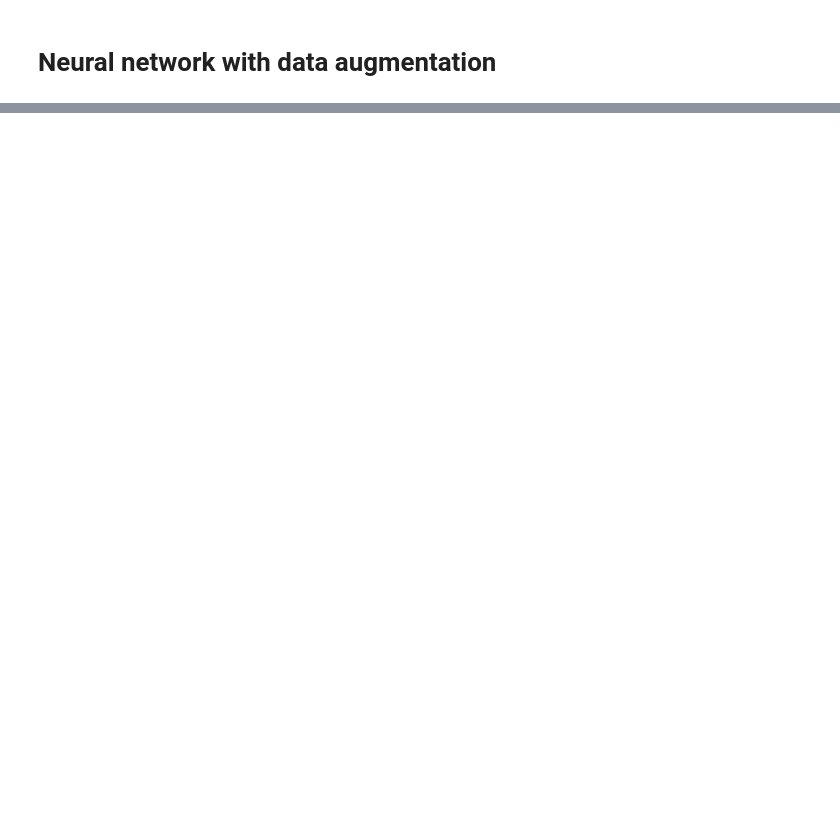
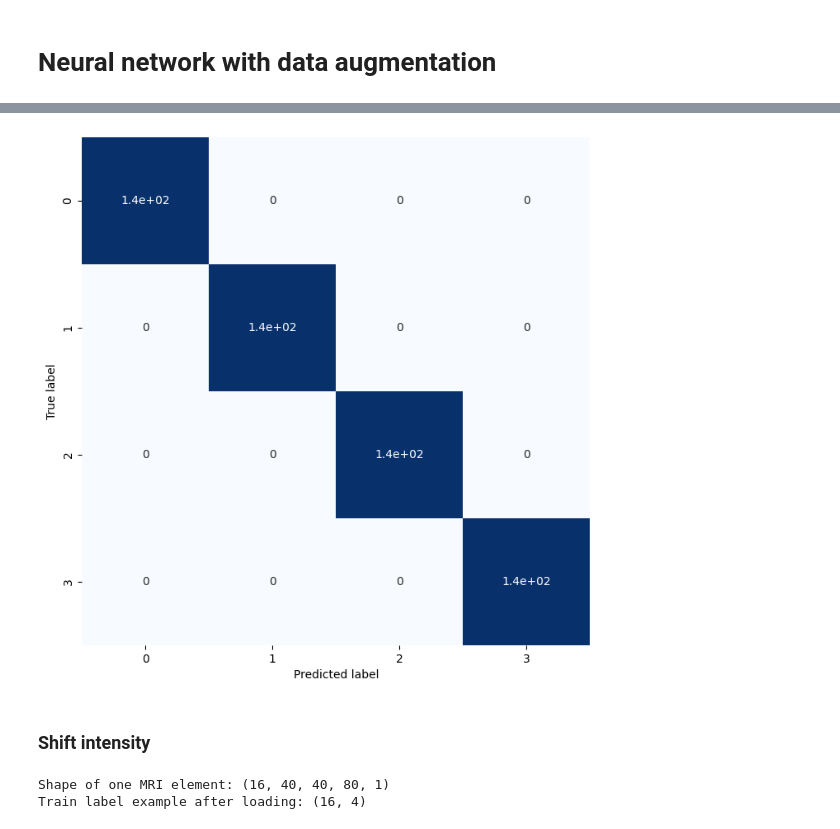
Before and after one commit to Tpris/Computer_vision_Alzheimer_detection, a Jupyter notebook: train_bi_classifier3D-data-aug.ipynb, the cells around one changed output, grey strips where cells are left out. Cells and saved outputs as stored; diff of their text form; code cells hidden in the pictures; blank space fills up the shorter version.

```diff
--- a/train_bi_classifier3D-data-aug.ipynb
+++ b/train_bi_classifier3D-data-aug.ipynb
@@ -515,0 +519,2 @@ plt.show()
+# %%
+train_sequence_aug = NiiSequence(train_set, batch_size, nb_classes=nb_classes, mode="HC",shuffle=False, data_aug=['gaussian_noise'])
@@ -515,0 +527,2 @@ plt.show()
+# %%
+model =fonc_training(train_sequence_aug)
@@ -515,0 +583,3 @@ plt.show()
+# %%
+fonc_predict_train(model)
+# %% [output]
@@ -515,0 +587,3 @@ plt.show()
+[figure, added]
+# %% [markdown]
+### Shift intensity
@@ -515,0 +592,6 @@ plt.show()
+# %%
+print("Shape of one MRI element:", train_sequence_aug[0][0].shape)
+print("Train label example after loading:", train_sequence_aug[0][1].shape)
+# %% [output]
+Shape of one MRI element: (16, 40, 40, 80, 1)
+Train label example after loading: (16, 4)
```
Also changed, not shown: parts of 56 cells of this notebook.
